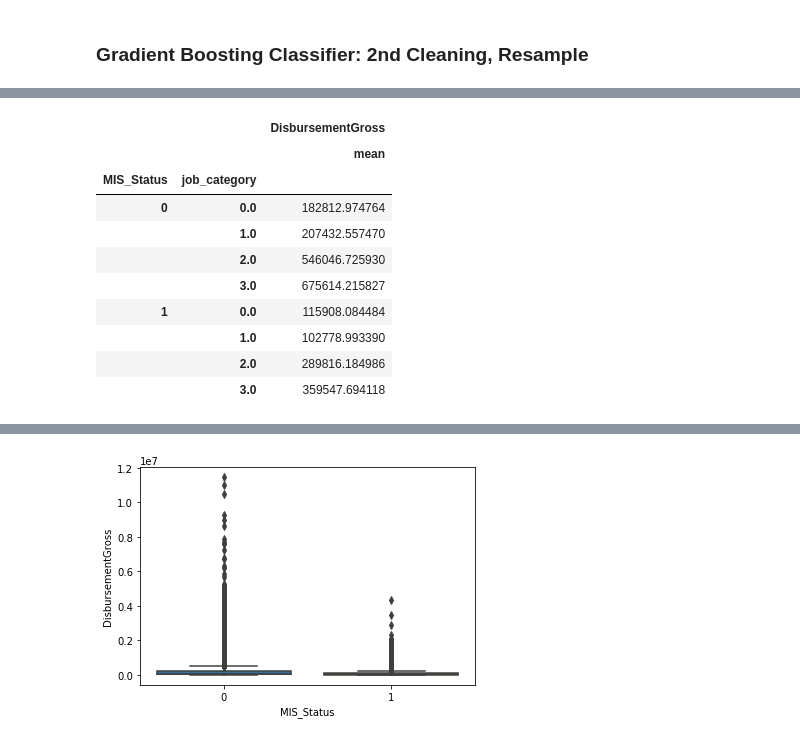
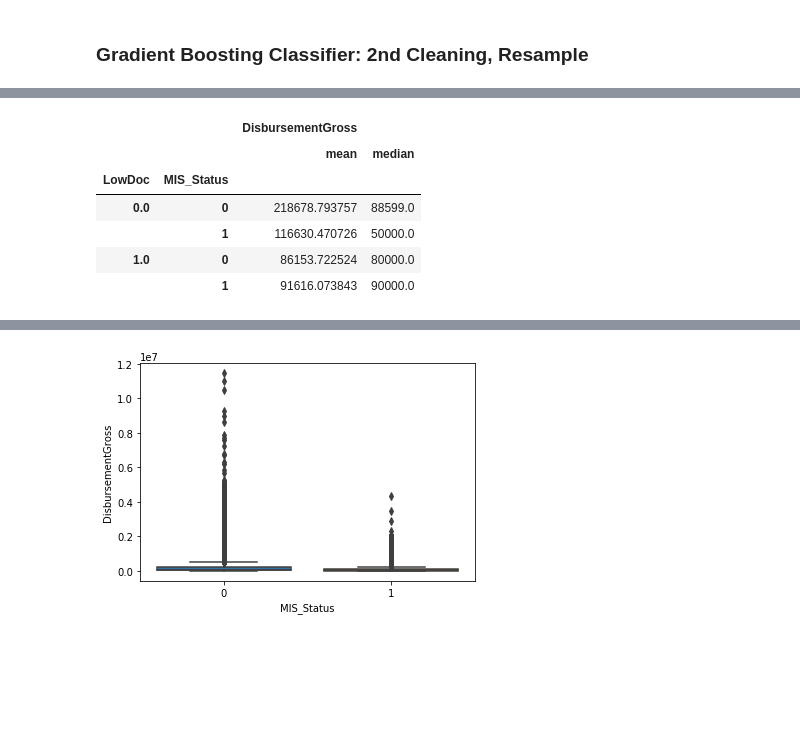
Before and after one commit to DJGump/loan_default_predicition, a Jupyter notebook: sba_loans_default_modeling.ipynb, the cells around one changed output, grey strips where cells are left out. Saved outputs shown, nothing was run; the diff lists cells and outputs as text; code cells hidden in the pictures; blank space fills up the shorter version.

```diff
--- a/sba_loans_default_modeling.ipynb
+++ b/sba_loans_default_modeling.ipynb
@@ -919,21 +1006,17 @@ pd.crosstab(loans["MIS_Status"], columns=loans["NewExist"], normalize="columns")
 | 1 | 0.246337 | 0.2506 |
 [interactive output not drawn]
 # %%
-disbursement_job_cat = loans2.groupby(by=["MIS_Status", "job_category"]).agg(
-    {"DisbursementGross": ["mean"]}, axis="columns"
+disbursement_job_cat = loans2.groupby(by=["LowDoc", "MIS_Status"]).agg(
+    {"DisbursementGross": ["mean", "median"]}, axis="columns"
 )
 
 disbursement_job_cat
 # %% [output]
-|  |  | DisbursementGross |
-|  |  | mean |
-| MIS_Status | job_category |  |
-| 0 | 0.0 | 182812.974764 |
-|  | 1.0 | 207432.557470 |
-|  | 2.0 | 546046.725930 |
-|  | 3.0 | 675614.215827 |
-| 1 | 0.0 | 115908.084484 |
-|  | 1.0 | 102778.993390 |
-|  | 2.0 | 289816.184986 |
-|  | 3.0 | 359547.694118 |
+|  |  | DisbursementGross |  |
+|  |  | mean | median |
+| LowDoc | MIS_Status |  |  |
+| 0.0 | 0 | 218678.793757 | 88599.0 |
+|  | 1 | 116630.470726 | 50000.0 |
+| 1.0 | 0 | 86153.722524 | 80000.0 |
+|  | 1 | 91616.073843 | 90000.0 |
 [interactive output not drawn]
```
Also changed, not shown: parts of 66 cells of this notebook.
